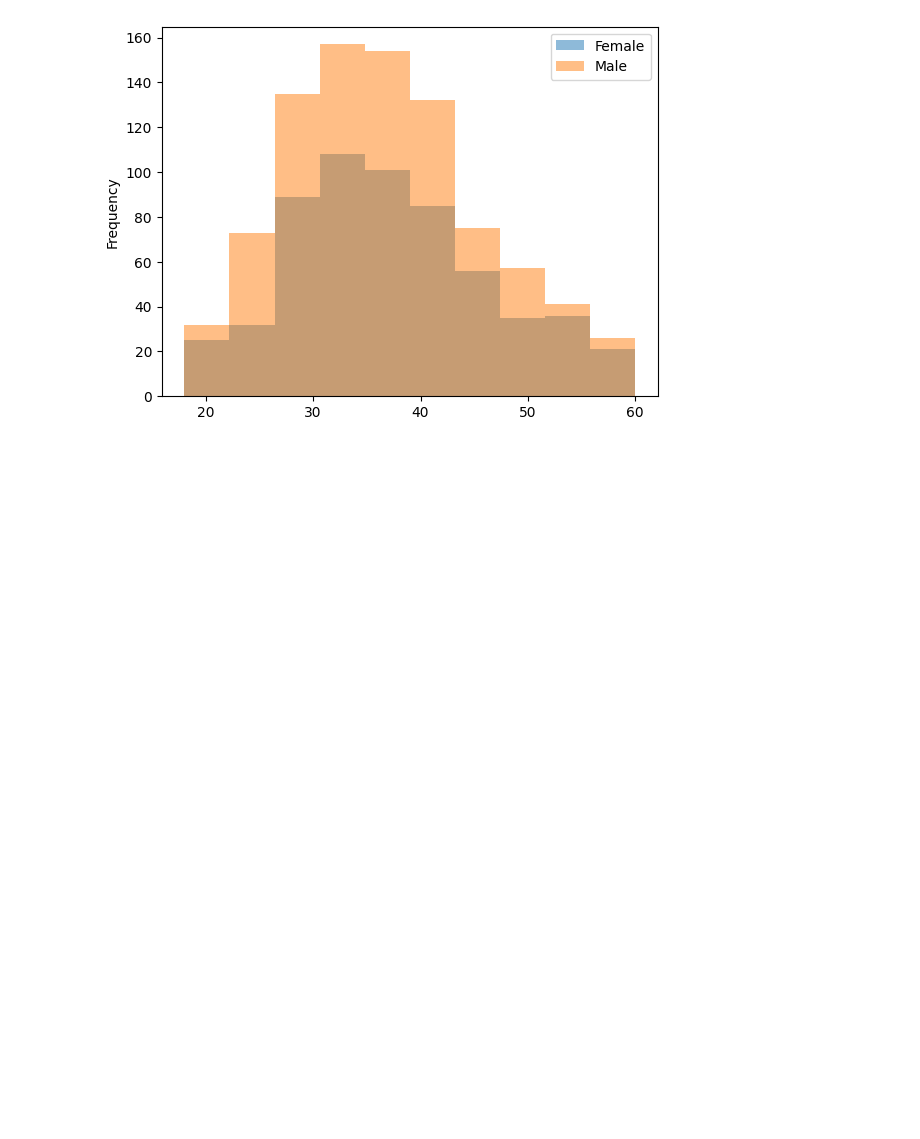
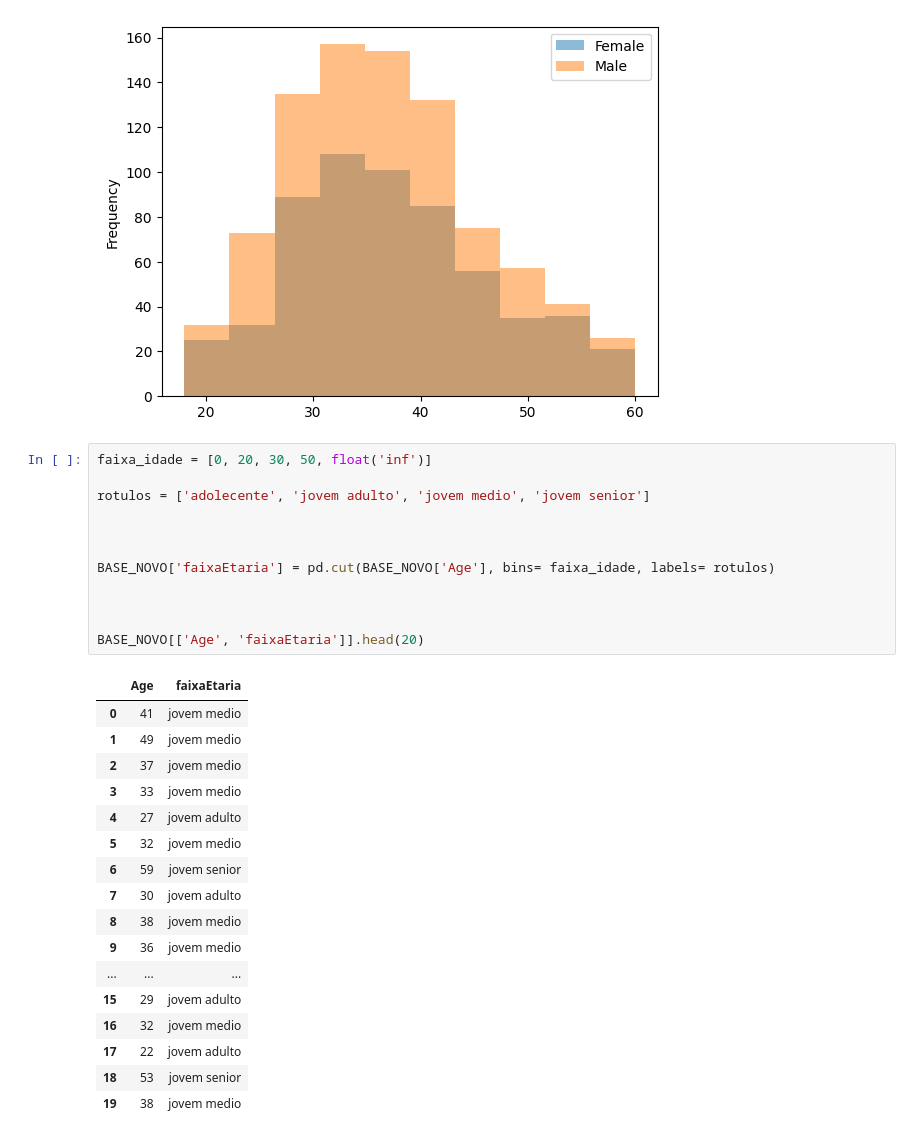
Before and after one commit to OjedaProgramador/Analise_dados_versao_2, a Jupyter notebook: IBM.ipynb, the cells around one changed output. Cells and saved outputs as stored; diff of their text form; blank space fills up the shorter version.

```diff
--- a/IBM.ipynb
+++ b/IBM.ipynb
@@ -508,3 +508,33 @@ Name: count, dtype: int64
 BASE_NOVO.groupby('Gender', observed=True)['Age'].plot(kind='hist', legend=True, alpha=0.5);
 # %% [output]
 [figure]
+# %%
+faixa_idade = [0, 20, 30, 50, float('inf')]
+
+rotulos = ['adolecente', 'jovem adulto', 'jovem medio', 'jovem senior']
+
+
+
+BASE_NOVO['faixaEtaria'] = pd.cut(BASE_NOVO['Age'], bins= faixa_idade, labels= rotulos)
+
+
+
+BASE_NOVO[['Age', 'faixaEtaria']].head(20)
+# %% [output]
+|  | Age | faixaEtaria |
+| 0 | 41 | jovem medio |
+| 1 | 49 | jovem medio |
+| 2 | 37 | jovem medio |
+| 3 | 33 | jovem medio |
+| 4 | 27 | jovem adulto |
+| 5 | 32 | jovem medio |
+| 6 | 59 | jovem senior |
+| 7 | 30 | jovem adulto |
+| 8 | 38 | jovem medio |
+| 9 | 36 | jovem medio |
+| ... | ... | ... |
+| 15 | 29 | jovem adulto |
+| 16 | 32 | jovem medio |
+| 17 | 22 | jovem adulto |
+| 18 | 53 | jovem senior |
+| 19 | 38 | jovem medio |
```
Also changed, not shown: parts of 2 cells of this notebook.
